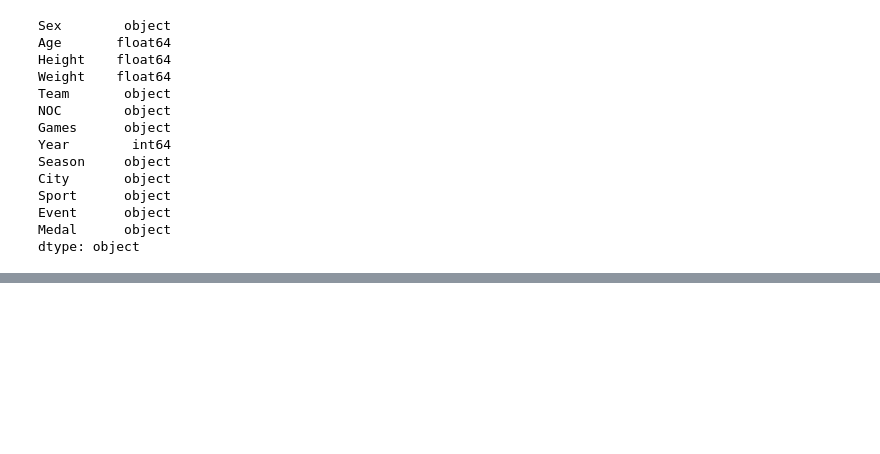
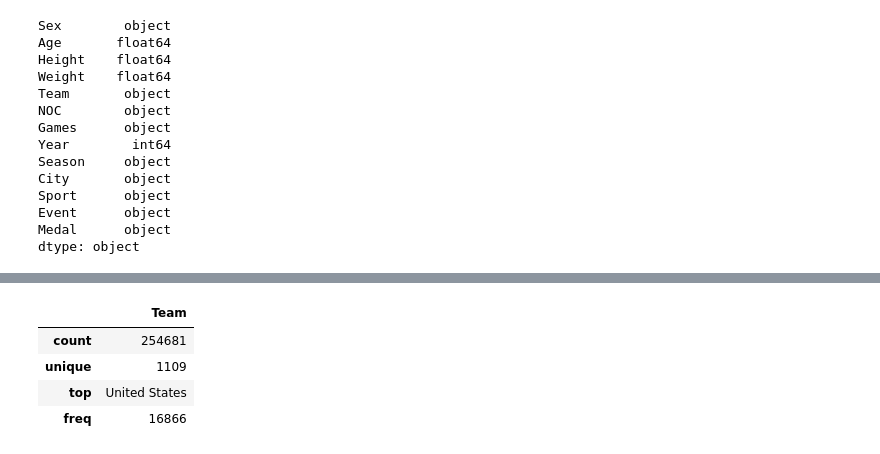
Before and after one commit to Oumar-DIONE/DSSA_Oumar_DIONE_ENSAE, a Jupyter notebook: PYTHON_FOR_DATASCIENTIST/JO_dataset/JO_notebook.ipynb, the cells around one changed output, grey strips where cells are left out. Cells and saved outputs as stored; diff of their text form; code cells hidden in the pictures; blank space fills up the shorter version.

```diff
--- a/PYTHON_FOR_DATASCIENTIST/JO_dataset/JO_notebook.ipynb
+++ b/PYTHON_FOR_DATASCIENTIST/JO_dataset/JO_notebook.ipynb
@@ -57,0 +300,8 @@ dtype: object
+# %%
+work_df[["Team"]].describe(percentiles=pers)
+# %% [output]
+|  | Team |
+| count | 254681 |
+| unique | 1109 |
+| top | United States |
+| freq | 16866 |
```
Also changed, not shown: parts of 31 cells of this notebook.
